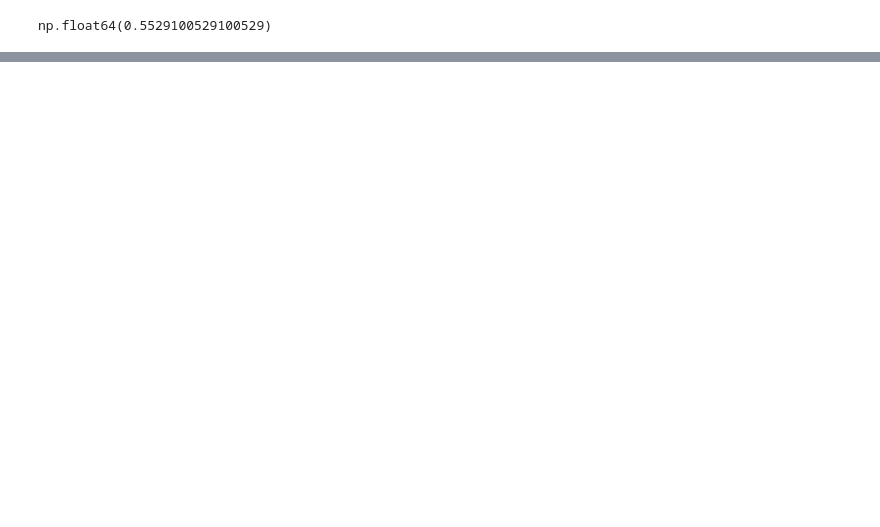
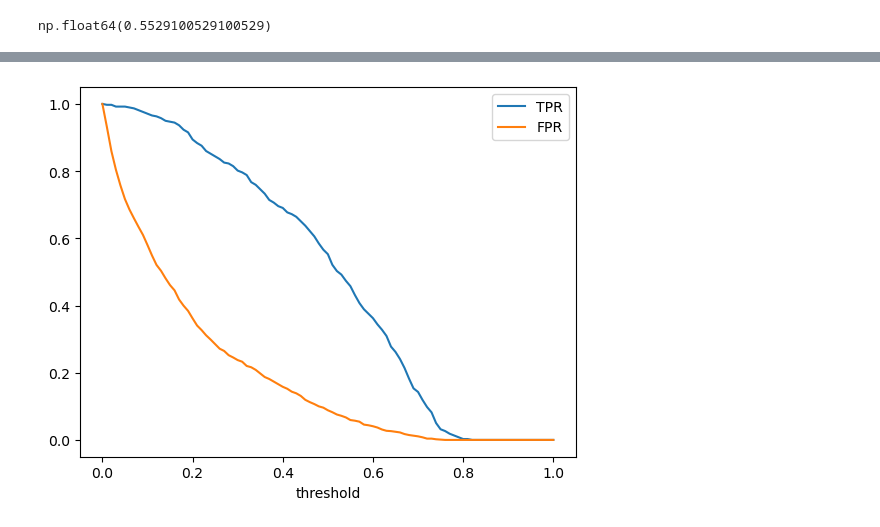
Before and after one commit to aljariri0/ML-Zoomcamp, a Jupyter notebook: 04-evaluation/4-1-Evaluation-Metrics-For-Classification.ipynb, the cells around one changed output, grey strips where cells are left out. Saved outputs shown, nothing was run; the diff lists cells and outputs as text; code cells hidden in the pictures; blank space fills up the shorter version.

```diff
--- a/04-evaluation/4-1-Evaluation-Metrics-For-Classification.ipynb
+++ b/04-evaluation/4-1-Evaluation-Metrics-For-Classification.ipynb
@@ -285,0 +304,20 @@ np.float64(0.5529100529100529)
+# %%
+# ROC curve looks at all the possible thresholds
+scores = []
+thresholds = np.linspace(0, 1, 101)
+
+for t in thresholds:
+
+    actual_positive = (y_val == 1)
+    actual_negative = (y_val == 0)
+
+    predict_postive = (y_predict >= t)
+    predict_negative = (y_predict < t)
+
+    tp = (predict_postive & actual_positive).sum()
+    tn = (predict_negative & actual_negative).sum()
+
+    fp = (predict_postive & actual_negative).sum()
+    fn = (predict_negative & actual_positive).sum()
+
+    scores.append((t, tp, fp, tn, fn))
@@ -285,0 +344,8 @@ np.float64(0.5529100529100529)
+# %%
+columns = ['thrshold', 'tp', 'fp', 'tn', 'fn']
+df_scores = pd.DataFrame(scores, columns=columns)
+
+df_scores['tpr'] = df_scores.tp / (df_scores.tp + df_scores.fn)
+df_scores['fpr'] = df_scores.fp / (df_scores.tn + df_scores.fp)
+
+df_scores
@@ -285,0 +366,10 @@ np.float64(0.5529100529100529)
+# %%
+plt.plot(df_scores.thrshold, df_scores.tpr, label='TPR')
+plt.plot(df_scores.thrshold, df_scores.fpr, label='FPR')
+
+plt.xlabel('threshold')
+
+plt.legend()
+plt.show()
+# %% [output]
+[figure, added]
```
Also changed, not shown: parts of 11 cells of this notebook, 2 other files.
